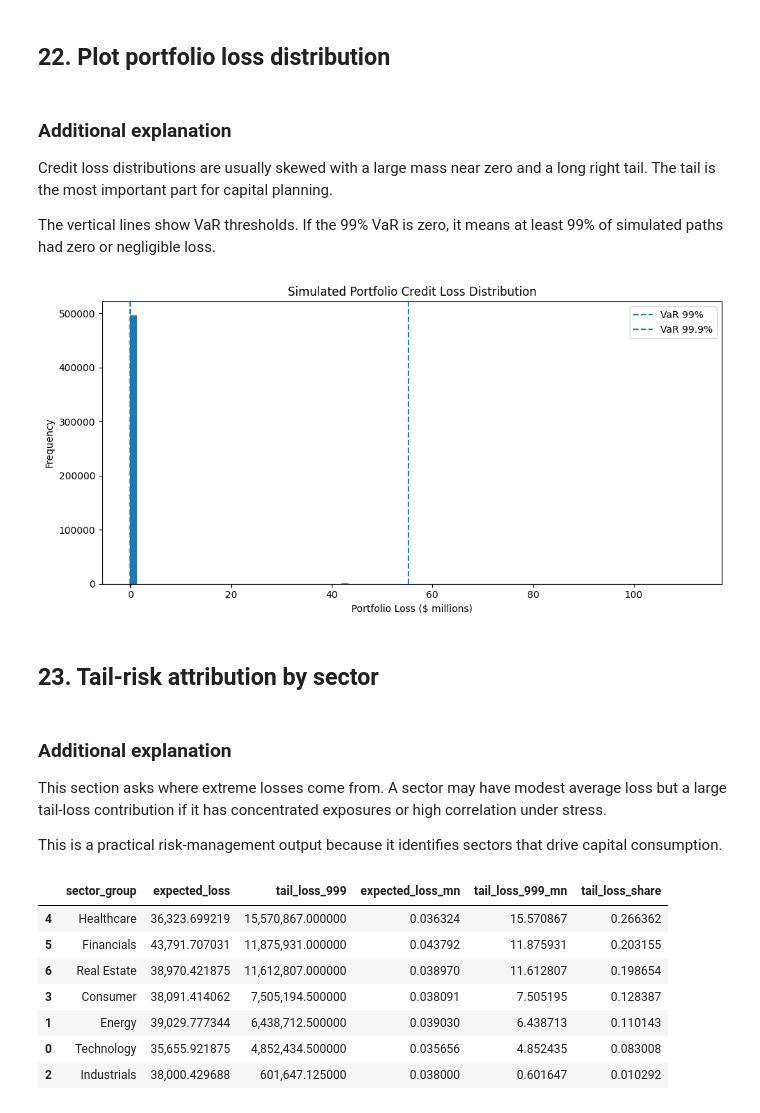
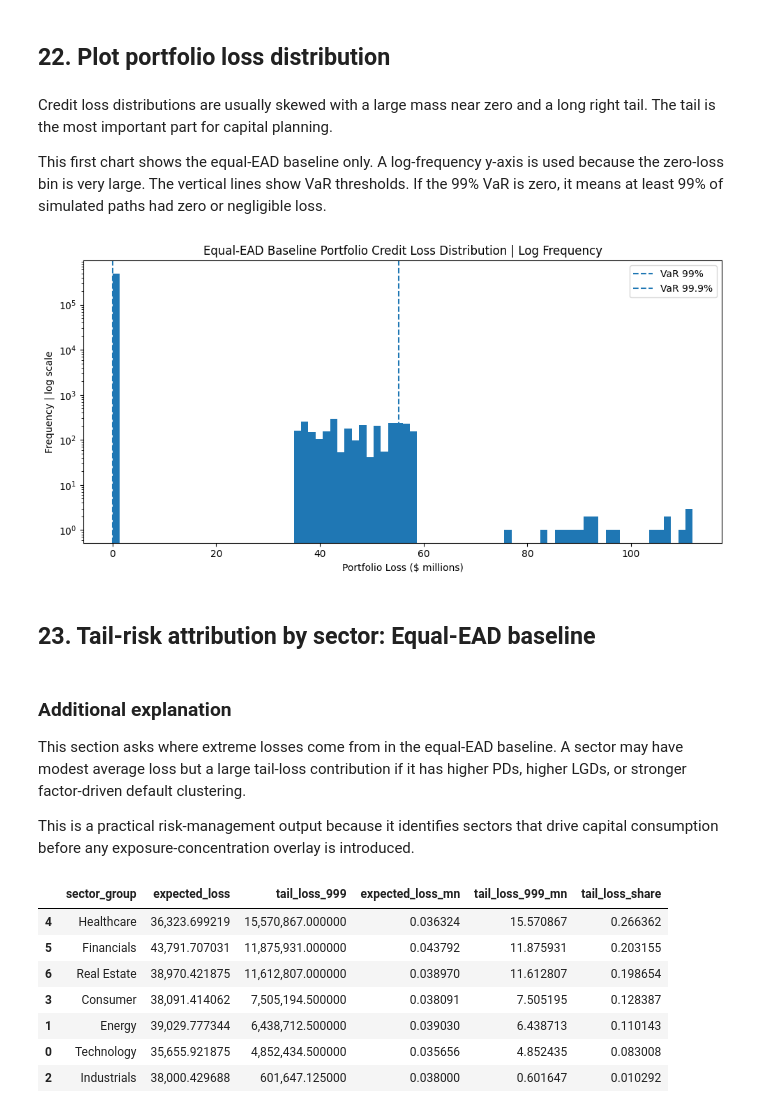
Before and after one commit to Binhe-Jia/Credit-Portfolio-Stress-Testing, a Jupyter notebook: wholesale_credit_portfolio.ipynb, the cells around one changed output. Saved outputs shown, nothing was run; the diff lists cells and outputs as text; code cells hidden in the pictures.

```diff
--- a/wholesale_credit_portfolio.ipynb
+++ b/wholesale_credit_portfolio.ipynb
@@ -1073,30 +1066,30 @@ default_count_distribution.head(10)
 # %% [markdown]
 ## 22. Plot portfolio loss distribution
 # %% [markdown]
-### Additional explanation
 Credit loss distributions are usually skewed with a large mass near zero and a long right tail. The tail is the most important part for capital planning.
 
-The vertical lines show VaR thresholds. If the 99% VaR is zero, it means at least 99% of simulated paths had zero or negligible loss.
+This first chart shows the equal-EAD baseline only. A log-frequency y-axis is used because the zero-loss bin is very large. The vertical lines show VaR thresholds. If the 99% VaR is zero, it means at least 99% of simulated paths had zero or negligible loss.
 # %%
 plt.figure(figsize=(10, 5))
 plt.hist(portfolio_losses / 1e6, bins=80)
 plt.axvline(VaR_99 / 1e6, linestyle="--", label="VaR 99%")
 plt.axvline(VaR_999 / 1e6, linestyle="--", label="VaR 99.9%")
-plt.title("Simulated Portfolio Credit Loss Distribution")
+plt.yscale("log")
+plt.title("Equal-EAD Baseline Portfolio Credit Loss Distribution | Log Frequency")
 plt.xlabel("Portfolio Loss ($ millions)")
-plt.ylabel("Frequency")
+plt.ylabel("Frequency | log scale")
 plt.legend()
 plt.tight_layout()
 plt.show()
 # %% [output]
-[figure, old version]
+[figure, new version]
 # %% [markdown]
-## 23. Tail-risk attribution by sector
+## 23. Tail-risk attribution by sector: Equal-EAD baseline
 # %% [markdown]
 ### Additional explanation
-This section asks where extreme losses come from. A sector may have modest average loss but a large tail-loss contribution if it has concentrated exposures or high correlation under stress.
+This section asks where extreme losses come from in the equal-EAD baseline. A sector may have modest average loss but a large tail-loss contribution if it has higher PDs, higher LGDs, or stronger factor-driven default clustering.
 
-This is a practical risk-management output because it identifies sectors that drive capital consumption.
+This is a practical risk-management output because it identifies sectors that drive capital consumption before any exposure-concentration overlay is introduced.
 # %%
 losses_df = pd.DataFrame(losses, columns=merton_inputs["ticker"])
 
```
Also changed, not shown: parts of 24 cells of this notebook.
